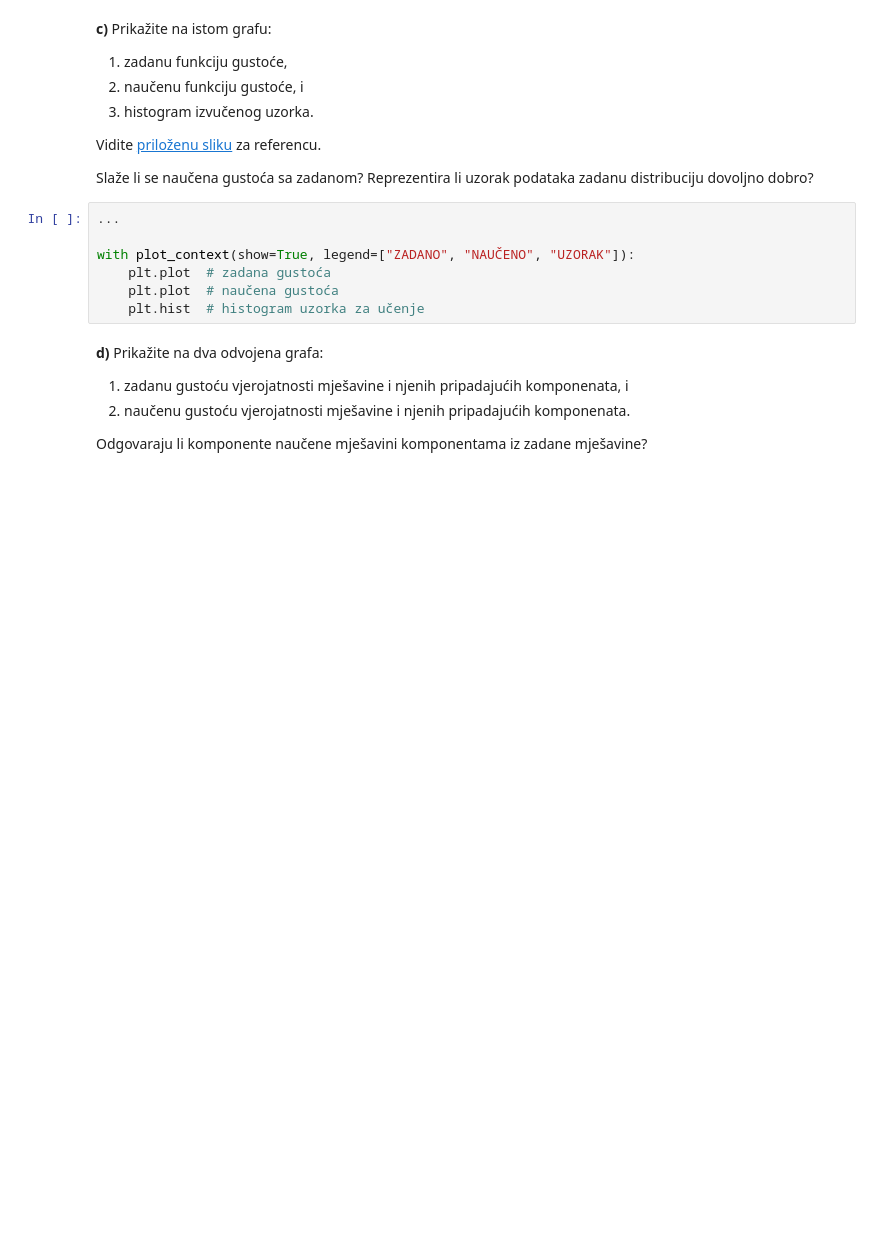
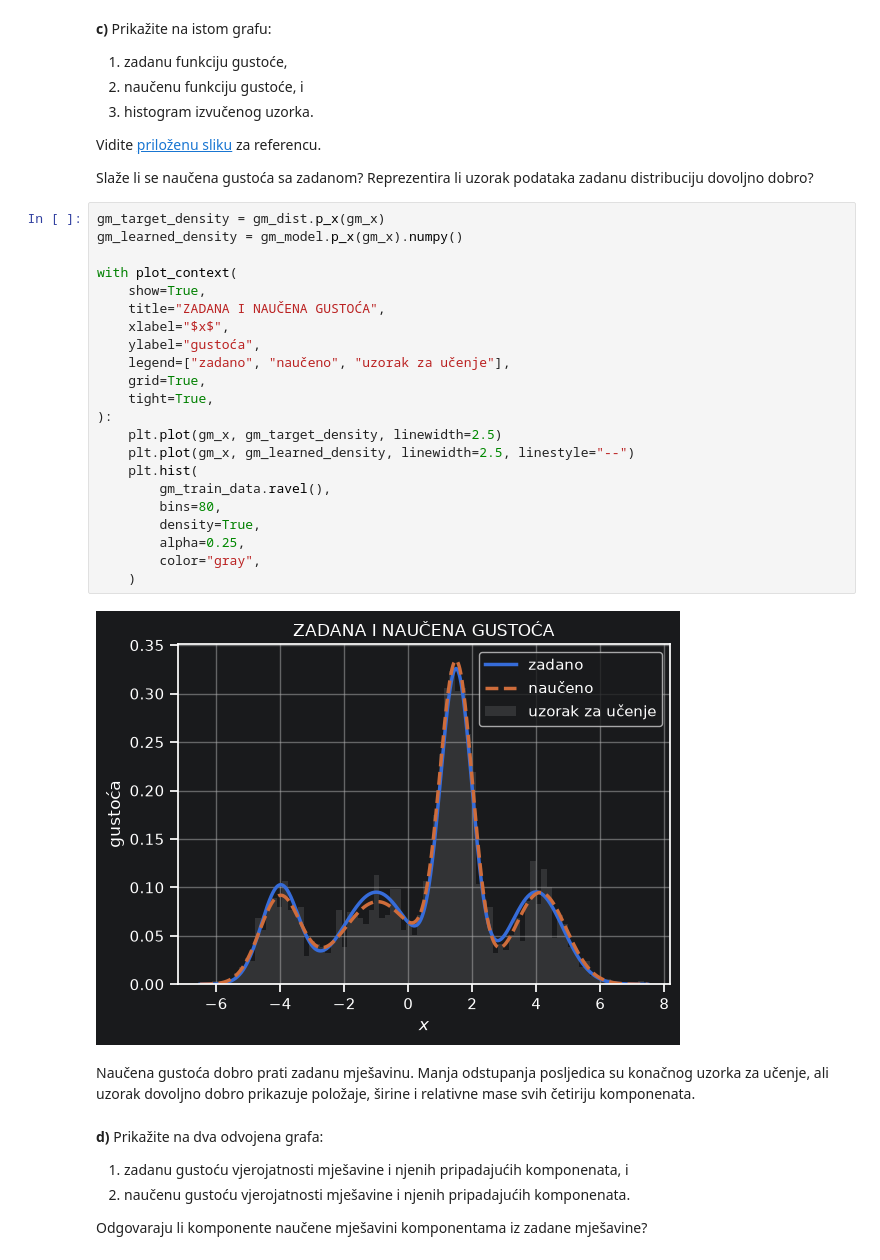
Before and after one commit to fran-galic/deep-generative-learning, a Jupyter notebook: lab1/lab_1.ipynb, the cells around one changed output. Cells and saved outputs as stored; diff of their text form; blank space fills up the shorter version.

```diff
--- a/lab1/lab_1.ipynb
+++ b/lab1/lab_1.ipynb
@@ -193,12 +245,31 @@ Vidite <a href="slika_2.png">priloženu sliku</a> za referencu.
 Slaže li se naučena gustoća sa zadanom?
 Reprezentira li uzorak podataka zadanu distribuciju dovoljno dobro?
 # %%
-...
+gm_target_density = gm_dist.p_x(gm_x)
+gm_learned_density = gm_model.p_x(gm_x).numpy()
 
-with plot_context(show=True, legend=["ZADANO", "NAUČENO", "UZORAK"]):
-    plt.plot  # zadana gustoća
-    plt.plot  # naučena gustoća
-    plt.hist  # histogram uzorka za učenje
+with plot_context(
+    show=True,
+    title="ZADANA I NAUČENA GUSTOĆA",
+    xlabel="$x$",
+    ylabel="gustoća",
+    legend=["zadano", "naučeno", "uzorak za učenje"],
+    grid=True,
+    tight=True,
+):
+    plt.plot(gm_x, gm_target_density, linewidth=2.5)
+    plt.plot(gm_x, gm_learned_density, linewidth=2.5, linestyle="--")
+    plt.hist(
+        gm_train_data.ravel(),
+        bins=80,
+        density=True,
+        alpha=0.25,
+        color="gray",
+    )
+# %% [output]
+[figure, added]
+# %% [markdown]
+Naučena gustoća dobro prati zadanu mješavinu. Manja odstupanja posljedica su konačnog uzorka za učenje, ali uzorak dovoljno dobro prikazuje položaje, širine i relativne mase svih četiriju komponenata.
 # %% [markdown]
 <b>d)</b> Prikažite na dva odvojena grafa:
  1. zadanu gustoću vjerojatnosti mješavine i njenih pripadajućih komponenata, i
```
Also changed, not shown: parts of 26 cells of this notebook, 5 other files.
